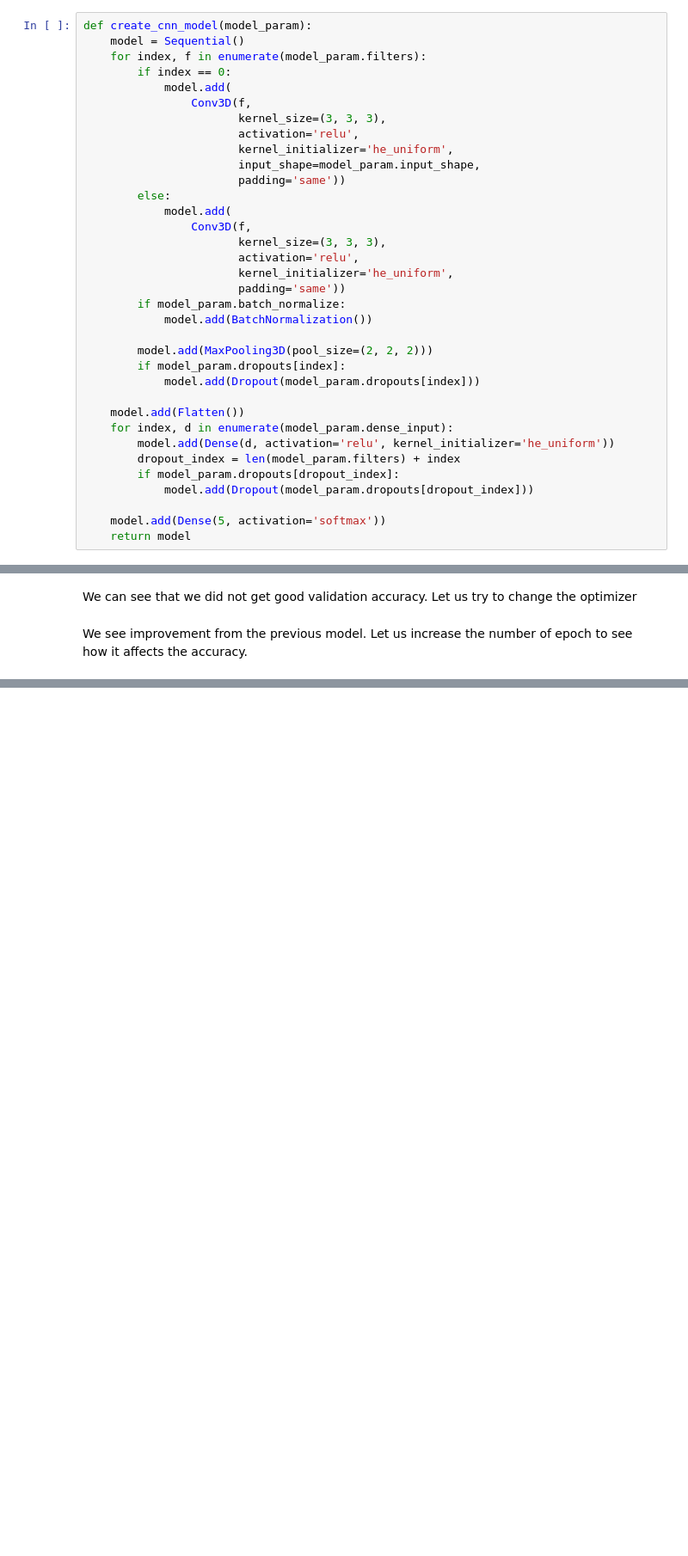
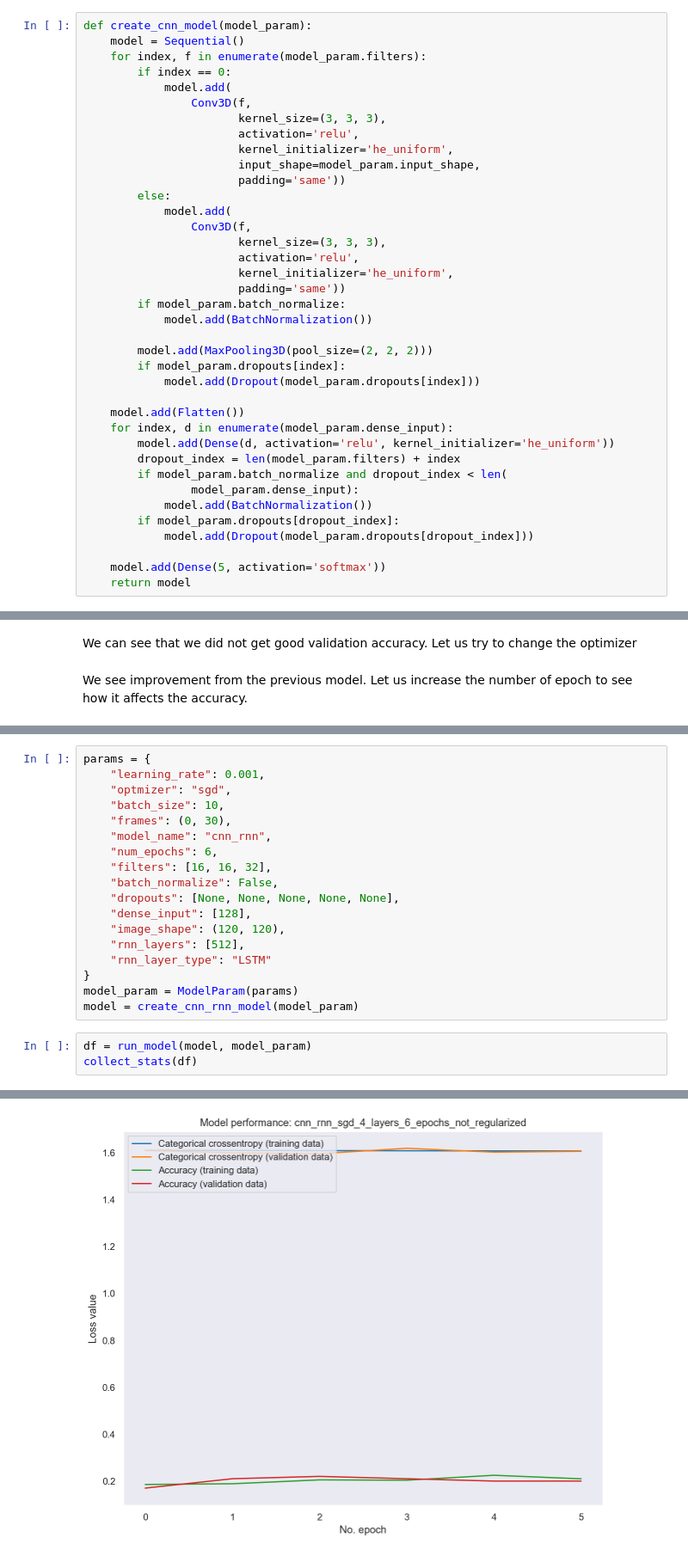
Before and after one commit to ashwanikumar04/gesture-recognition-rnn, a Jupyter notebook: Neural_Nets_Project_Starter_Code.ipynb, the cells around one changed output, grey strips where cells are left out. Shown at 86% size. Drawn from its saved outputs; the diff is of its cells as text; blank space fills up the shorter version.

```diff
--- a/Neural_Nets_Project_Starter_Code.ipynb
+++ b/Neural_Nets_Project_Starter_Code.ipynb
@@ -559,6 +571,9 @@ def create_cnn_model(model_param):
     for index, d in enumerate(model_param.dense_input):
         model.add(Dense(d, activation='relu', kernel_initializer='he_uniform'))
         dropout_index = len(model_param.filters) + index
+        if model_param.batch_normalize and dropout_index < len(
+                model_param.dense_input):
+            model.add(BatchNormalization())
         if model_param.dropouts[dropout_index]:
             model.add(Dropout(model_param.dropouts[dropout_index]))
 
@@ -674,0 +762,22 @@ Epoch 00006: saving model to model_init_2020-09-0811_28_34.561918/model-00006-0.
+# %%
+params = {
+    "learning_rate": 0.001,
+    "optmizer": "sgd",
+    "batch_size": 10,
+    "frames": (0, 30),
+    "model_name": "cnn_rnn",
+    "num_epochs": 6,
+    "filters": [16, 16, 32],
+    "batch_normalize": False,
+    "dropouts": [None, None, None, None, None],
+    "dense_input": [128],
+    "image_shape": (120, 120),
+    "rnn_layers": [512],
+    "rnn_layer_type": "LSTM"
+}
+model_param = ModelParam(params)
+model = create_cnn_rnn_model(model_param)
+# %%
+df = run_model(model, model_param)
+collect_stats(df)
+# %% [output]
@@ -674,0 +801 @@ Epoch 00006: saving model to model_init_2020-09-0811_28_34.561918/model-00006-0.
+[figure, added]
```
Also changed, not shown: parts of 7 cells of this notebook.
